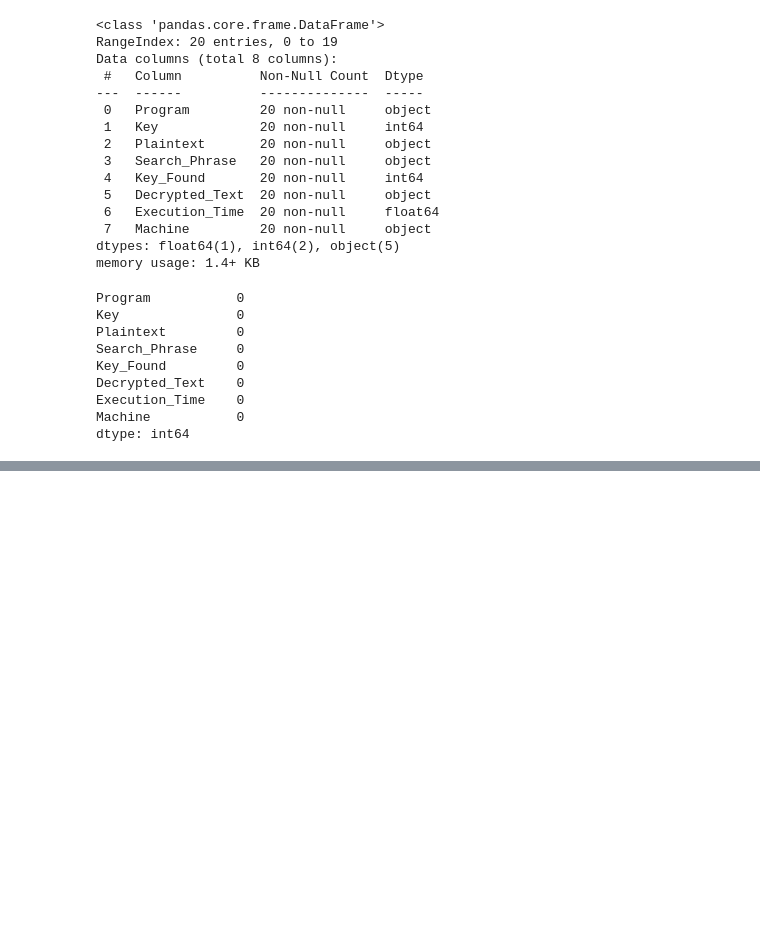
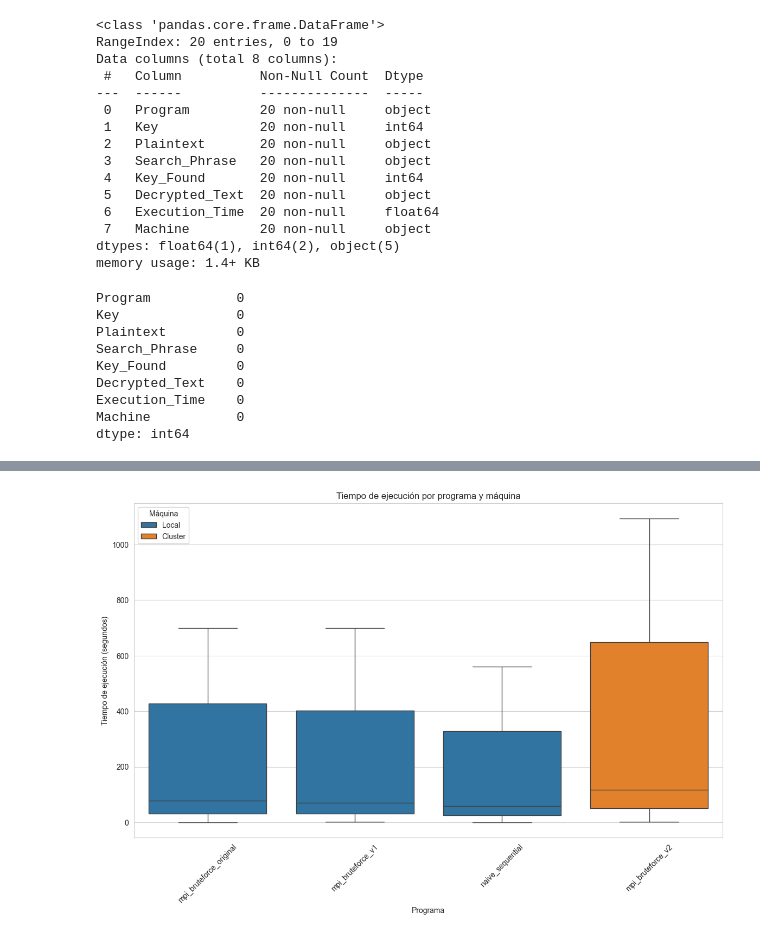
Before and after one commit to UVG-Works-Hub/mpi-bruteforce-keysearch, a Jupyter notebook: analysis.ipynb, the cells around one changed output, grey strips where cells are left out. Saved outputs shown, nothing was run; the diff lists cells and outputs as text; code cells hidden in the pictures; blank space fills up the shorter version.

```diff
--- a/analysis.ipynb
+++ b/analysis.ipynb
@@ -64,0 +75,12 @@ dtype: int64
+# %%
+# Boxplot of execution times by program
+plt.figure(figsize=(14, 8))
+sns.boxplot(x='Program', y='Execution_Time', hue='Machine', data=df_combined)
+plt.title('Tiempo de ejecución por programa y máquina')
+plt.xlabel('Programa')
+plt.ylabel('Tiempo de ejecución (segundos)')
+plt.xticks(rotation=45)
+plt.legend(title='Máquina')
+plt.show()
+# %% [output]
+[figure, added]
```
Also changed, not shown: parts of 1 cell of this notebook.
